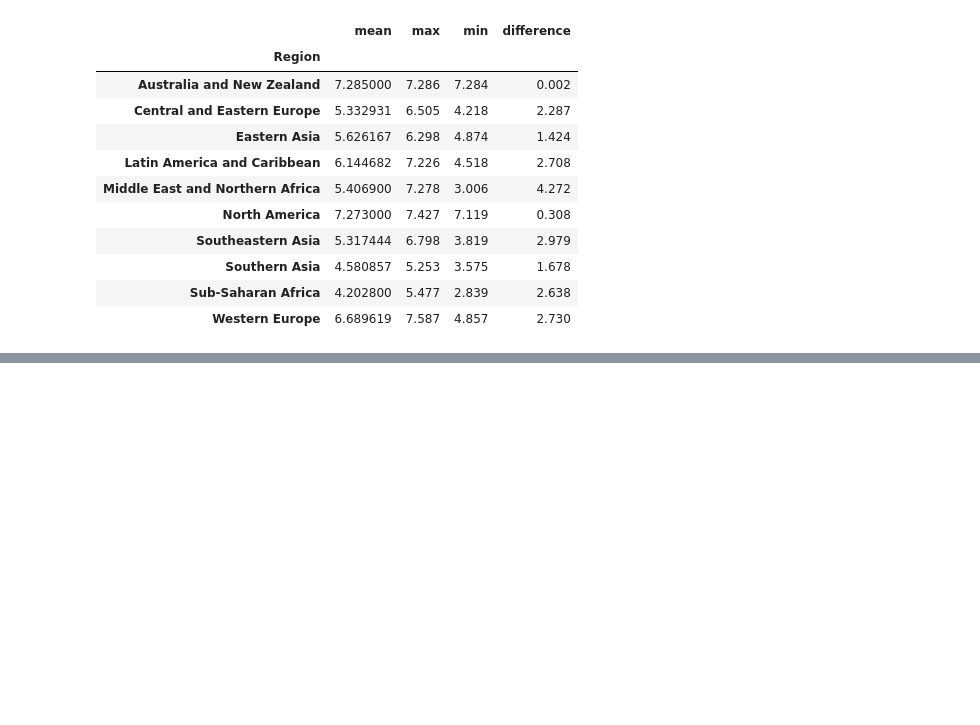
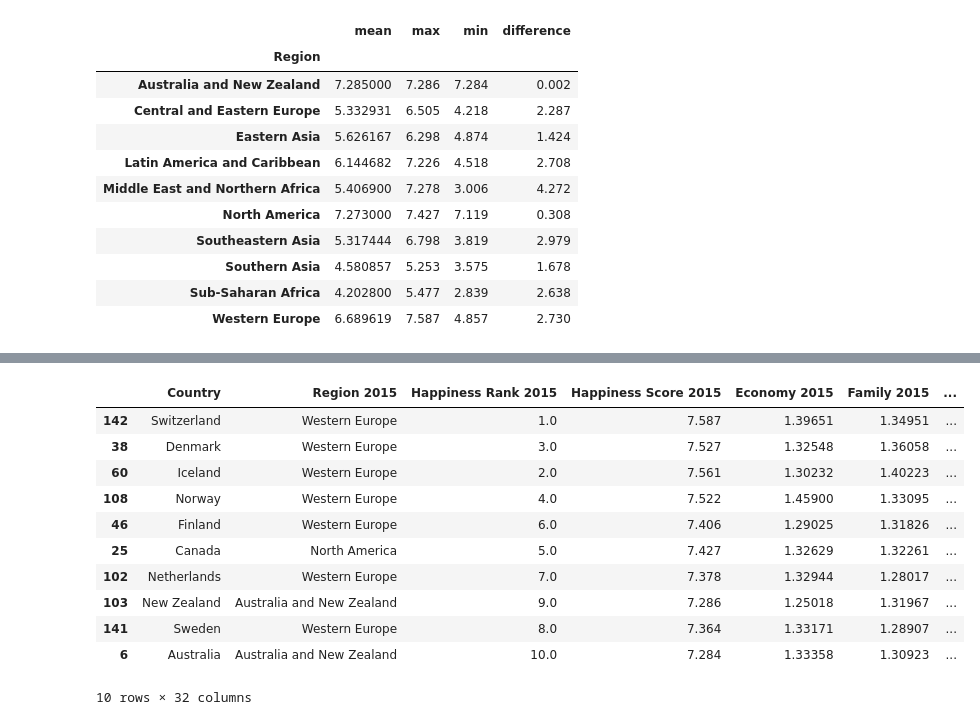
Before and after one commit to icta-tecaji/python-data-analysis-public, a Jupyter notebook: Del_06_Agregacija_združevanje_in_tranformacija_podatkov/06_Agregacija_združevanje_in_tranformacija_podatkov_CLEAN.ipynb, the cells around one changed output, grey strips where cells are left out. Cells and saved outputs as stored; diff of their text form; code cells hidden in the pictures; blank space fills up the shorter version.

```diff
--- a/Del_06_Agregacija_združevanje_in_tranformacija_podatkov/06_Agregacija_združevanje_in_tranformacija_podatkov_CLEAN.ipynb
+++ b/Del_06_Agregacija_združevanje_in_tranformacija_podatkov/06_Agregacija_združevanje_in_tranformacija_podatkov_CLEAN.ipynb
@@ -102,0 +390,12 @@ happiness_2015.groupby("Region")["Happiness Score"].agg(["mean", "max", "min", d
+# %%
+def label(element, value=7):
+    if element > value:
+        return "Hight"
+    else:
+        return "Low"
+
+happiness_merged["happines_labled"] = happiness_merged["Happiness Score 2015"].map(label)
+happiness_merged["happines_labled"] = happiness_merged["Happiness Score 2015"].apply(label, value=6)
+
+factors = ["Economy 2015", "Family 2015", "Health 2015", "Freedom 2015"]
+happiness_merged[factors].map(label).head()
@@ -102,0 +409,21 @@ happiness_2015.groupby("Region")["Happiness Score"].agg(["mean", "max", "min", d
+# %%
+def calculate_sum_score(row):
+    final_sum = 0.3* row["Happiness Score 2015"] + 0.35 * row["Happiness Score 2016"] + 0.35 * row["Happiness Score 2017"]
+    return final_sum
+
+
+happiness_merged["total_score"] = happiness_merged.apply(lambda row: calculate_sum_score(row), axis=1)
+happiness_merged.sort_values(by="total_score", ascending=False).head(10)
+# %% [output]
+|  | Country | Region 2015 | Happiness Rank 2015 | Happiness Score 2015 | Economy 2015 | Family 2015 | ... |
+| 142 | Switzerland | Western Europe | 1.0 | 7.587 | 1.39651 | 1.34951 | ... |
+| 38 | Denmark | Western Europe | 3.0 | 7.527 | 1.32548 | 1.36058 | ... |
+| 60 | Iceland | Western Europe | 2.0 | 7.561 | 1.30232 | 1.40223 | ... |
+| 108 | Norway | Western Europe | 4.0 | 7.522 | 1.45900 | 1.33095 | ... |
+| 46 | Finland | Western Europe | 6.0 | 7.406 | 1.29025 | 1.31826 | ... |
+| 25 | Canada | North America | 5.0 | 7.427 | 1.32629 | 1.32261 | ... |
+| 102 | Netherlands | Western Europe | 7.0 | 7.378 | 1.32944 | 1.28017 | ... |
+| 103 | New Zealand | Australia and New Zealand | 9.0 | 7.286 | 1.25018 | 1.31967 | ... |
+| 141 | Sweden | Western Europe | 8.0 | 7.364 | 1.33171 | 1.28907 | ... |
+| 6 | Australia | Australia and New Zealand | 10.0 | 7.284 | 1.33358 | 1.30923 | ... |
+10 rows × 32 columns
```
Also changed, not shown: parts of 33 cells of this notebook, 2 other files.
